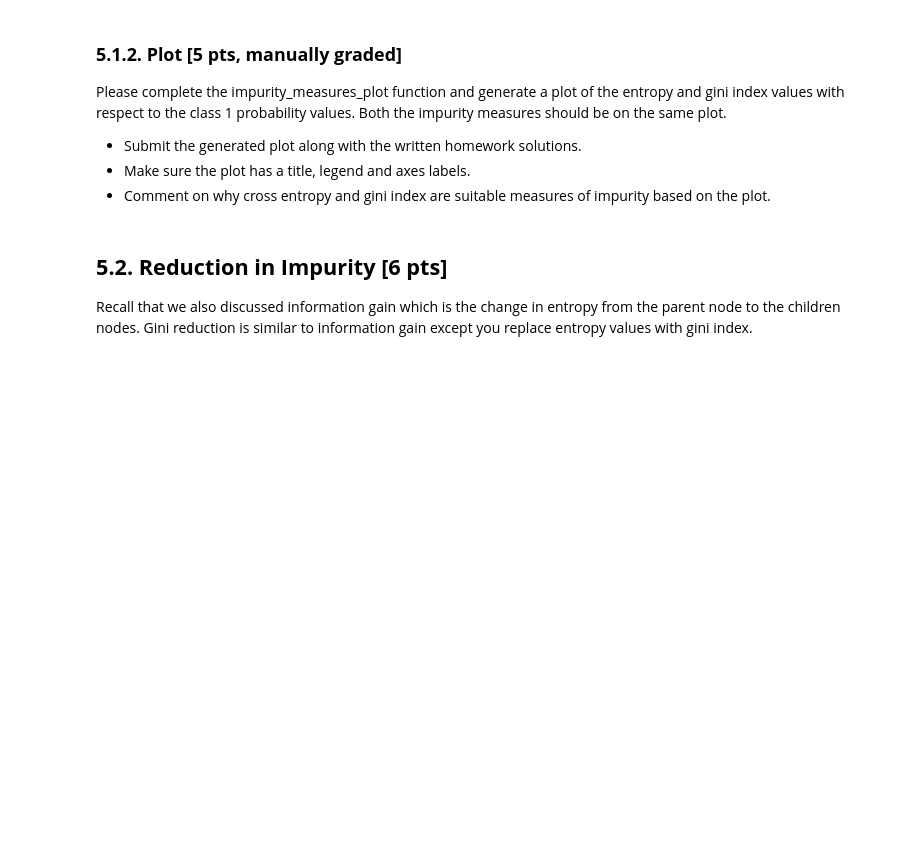
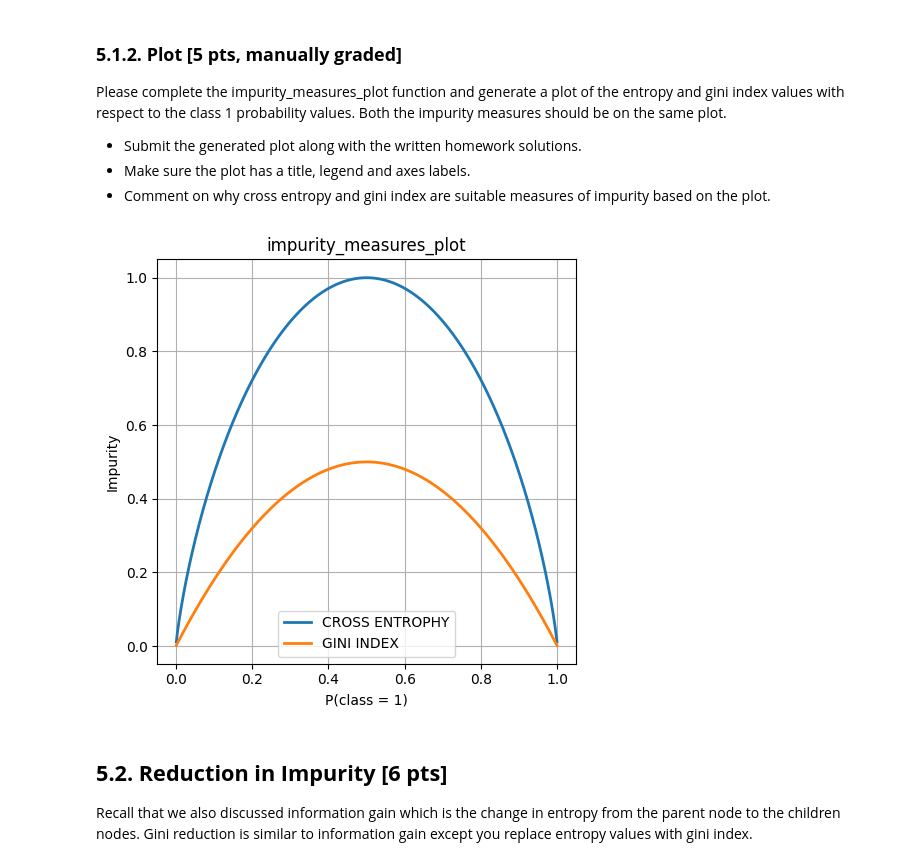
Before and after one commit to Scanf-s/Machine_Learning, a Jupyter notebook: CSE-SSU_HW1_Student_Version.ipynb, the cells around one changed output. Cells and saved outputs as stored; diff of their text form; code cells hidden in the pictures; blank space fills up the shorter version.

```diff
--- a/CSE-SSU_HW1_Student_Version.ipynb
+++ b/CSE-SSU_HW1_Student_Version.ipynb
@@ -776,7 +786,7 @@ def cross_entropy(prob_class1):
     """
 
     # TODO START: Complete the function
-
+    return -np.nansum(prob_class1 * np.log2(prob_class1) + (1 - prob_class1) * np.log2(1 - prob_class1))
     # TODO END
 
 assert cross_entropy(0.5) == 1
@@ -793,7 +803,7 @@ import numpy as np
 import random
 import matplotlib.pyplot as plt
 
-def gini_index(prob_class1):
+def gini_index(prob_class1) -> float:
 
     """
     Returns the gini-index value of a node given the probability of a sample belonging to class 1 in the node.
@@ -806,7 +816,7 @@ def gini_index(prob_class1):
     """
 
     # TODO START: Complete the function
-
+    return np.nansum(prob_class1 * (1 - prob_class1)) * 2
     # TODO END
 
 assert gini_index(0.5) == 0.5
@@ -821,27 +831,39 @@ Please complete the impurity_measures_plot function and generate a plot of the e
 # %%
 def impurity_measures_plot():
 
     '''
     Plots the cross entropy and gini index values with respect to the probability values of class 1.
 
     Args:
 
     Returns:
 
     Notes:
         1. Please do not change the provided code
         2. Both cross entropy and gini index should be on the same scatter plot
     '''
 
     prob_class1_arr = np.arange(1, 1000)/1000
     ce_arr = np.array([cross_entropy(p) for p in prob_class1_arr])
     gi_arr = np.array([gini_index(p) for p in prob_class1_arr])
 
     # TODO START: Complete the function
-
+    plt.figure(figsize=(5, 5))
+    plt.plot(prob_class1_arr, ce_arr, label="CROSS ENTROPHY", linewidth=2)
+    plt.plot(prob_class1_arr, gi_arr, label="GINI INDEX",   linewidth=2)
+    plt.title("impurity_measures_plot")
+    plt.xlabel("P(class = 1)")
+    plt.ylabel("Impurity")
+    plt.legend()
+    plt.style.use("grayscale")
+    plt.grid(True)
+    plt.tight_layout()
+    plt.show()
     # TODO END
 
 impurity_measures_plot()
+# %% [output]
+[figure, added]
 # %% [markdown]
 ## **5.2. Reduction in Impurity [6 pts]**
 
```
Also changed, not shown: parts of 11 cells of this notebook.
